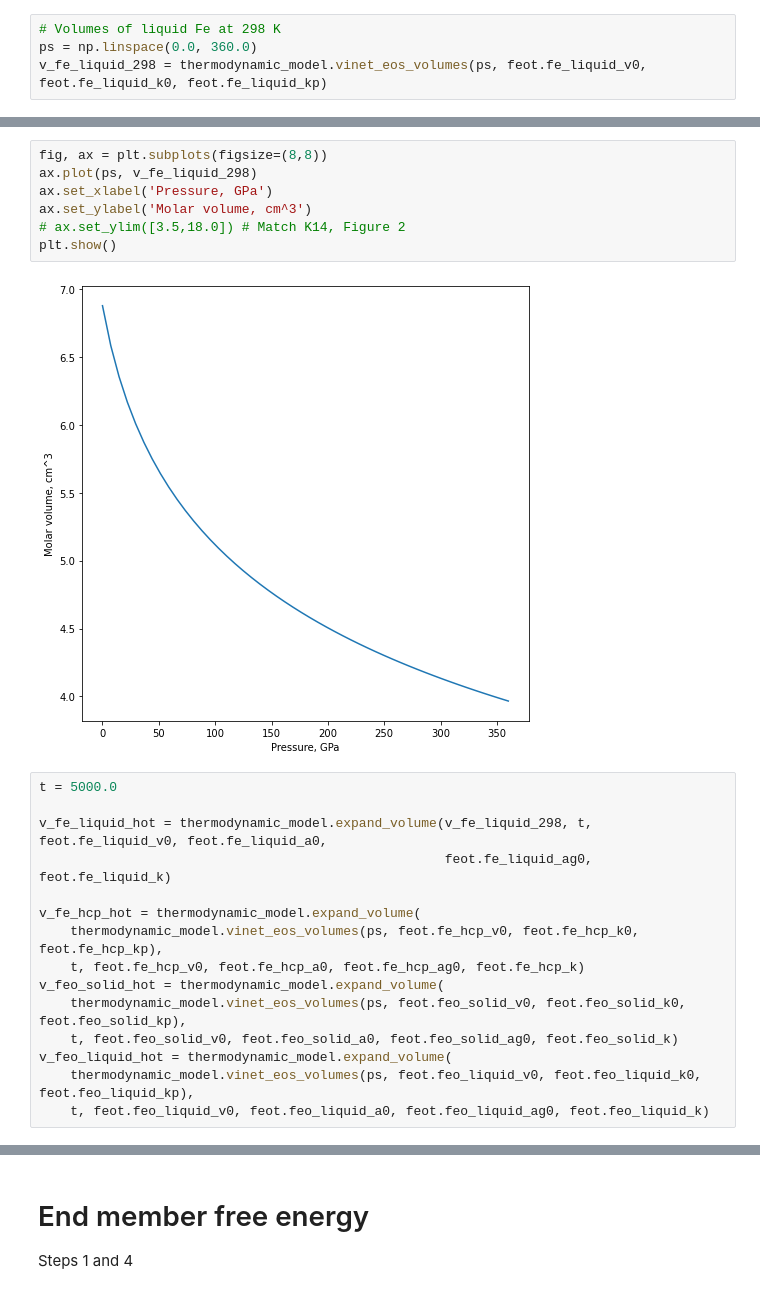
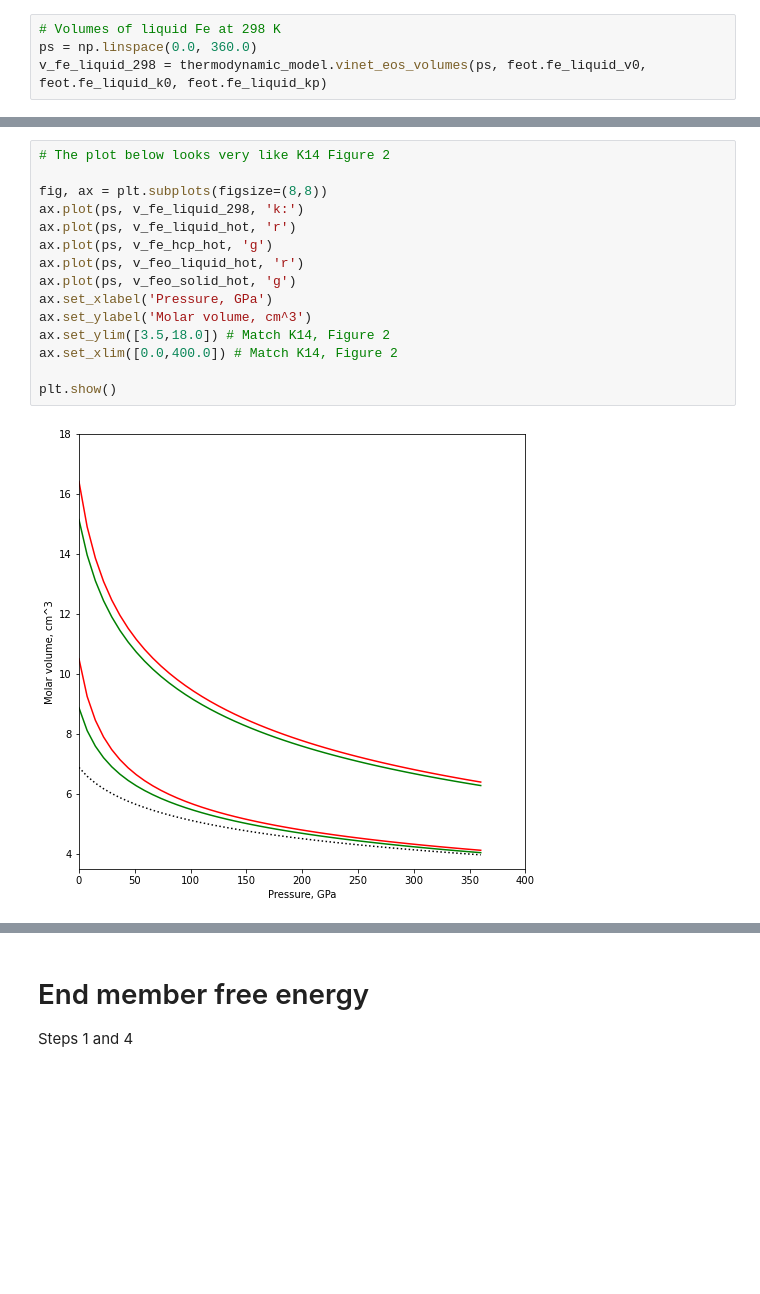
Before and after one commit to andreww/slurry, a Jupyter notebook: thermodynamic_model.ipynb, the cells around one changed output, grey strips where cells are left out. Saved outputs shown, nothing was run; the diff lists cells and outputs as text; blank space fills up the shorter version.

```diff
--- a/thermodynamic_model.ipynb
+++ b/thermodynamic_model.ipynb
@@ -44,24 +59,17 @@ v_fe_liquid_298 = thermodynamic_model.vinet_eos_volumes(ps, feot.fe_liquid_v0, f
 # %%
+# The plot below looks very like K14 Figure 2
+
 fig, ax = plt.subplots(figsize=(8,8))
-ax.plot(ps, v_fe_liquid_298)
+ax.plot(ps, v_fe_liquid_298, 'k:')
+ax.plot(ps, v_fe_liquid_hot, 'r')
+ax.plot(ps, v_fe_hcp_hot, 'g')
+ax.plot(ps, v_feo_liquid_hot, 'r')
+ax.plot(ps, v_feo_solid_hot, 'g')
 ax.set_xlabel('Pressure, GPa')
 ax.set_ylabel('Molar volume, cm^3')
-# ax.set_ylim([3.5,18.0]) # Match K14, Figure 2
+ax.set_ylim([3.5,18.0]) # Match K14, Figure 2
+ax.set_xlim([0.0,400.0]) # Match K14, Figure 2
+
 plt.show()
 # %% [output]
-[figure, old version]
+[figure, new version]
-# %%
-t = 5000.0
-
-v_fe_liquid_hot = thermodynamic_model.expand_volume(v_fe_liquid_298, t, feot.fe_liquid_v0, feot.fe_liquid_a0,
-                                                    feot.fe_liquid_ag0, feot.fe_liquid_k)
-
-v_fe_hcp_hot = thermodynamic_model.expand_volume(
-    thermodynamic_model.vinet_eos_volumes(ps, feot.fe_hcp_v0, feot.fe_hcp_k0, feot.fe_hcp_kp),
-    t, feot.fe_hcp_v0, feot.fe_hcp_a0, feot.fe_hcp_ag0, feot.fe_hcp_k)
-v_feo_solid_hot = thermodynamic_model.expand_volume(
-    thermodynamic_model.vinet_eos_volumes(ps, feot.feo_solid_v0, feot.feo_solid_k0, feot.feo_solid_kp),
-    t, feot.feo_solid_v0, feot.feo_solid_a0, feot.feo_solid_ag0, feot.feo_solid_k)
-v_feo_liquid_hot = thermodynamic_model.expand_volume(
-    thermodynamic_model.vinet_eos_volumes(ps, feot.feo_liquid_v0, feot.feo_liquid_k0, feot.feo_liquid_kp),
-    t, feot.feo_liquid_v0, feot.feo_liquid_a0, feot.feo_liquid_ag0, feot.feo_liquid_k)
```
Also changed, not shown: parts of 13 cells of this notebook, 3 other files.
